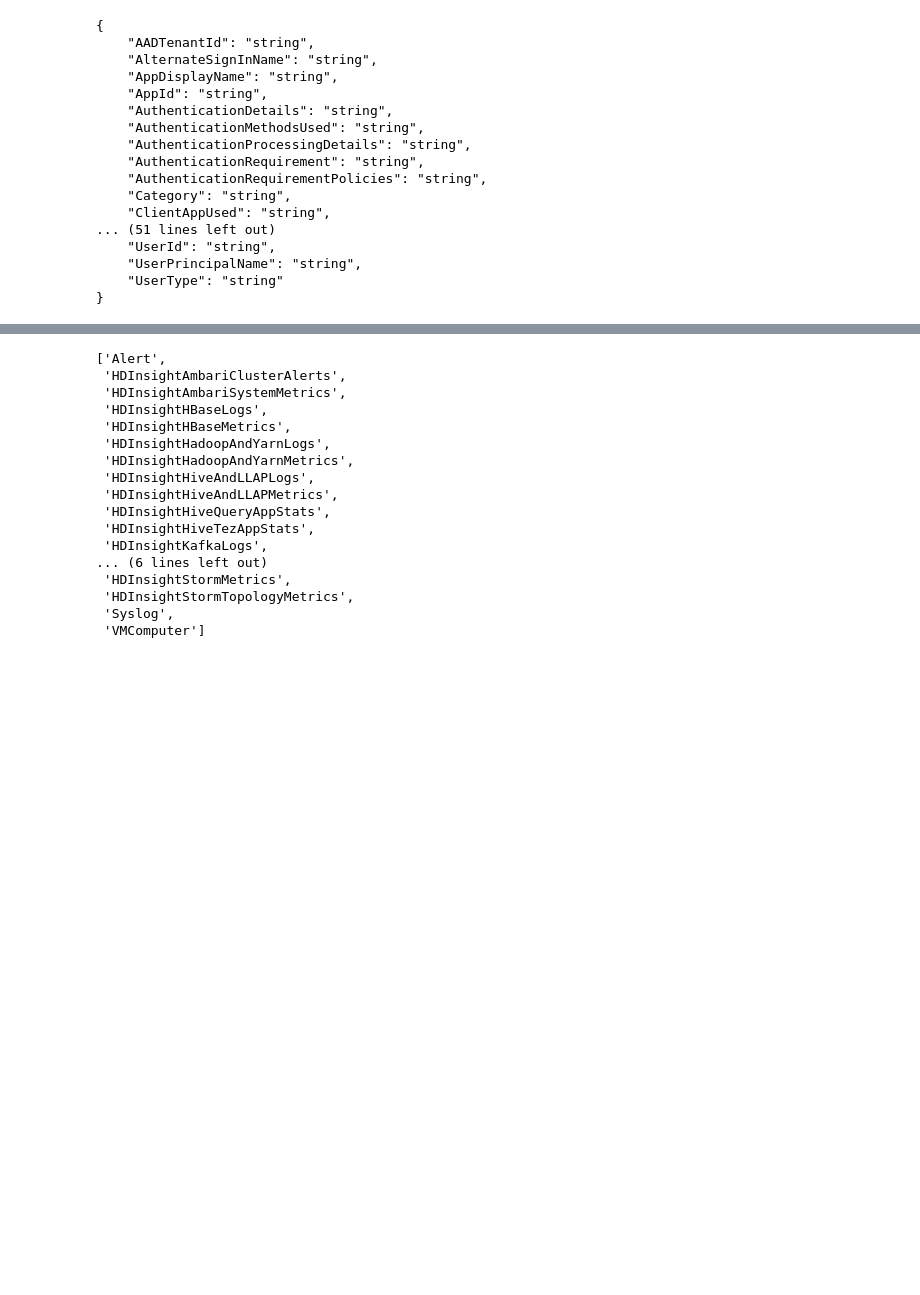
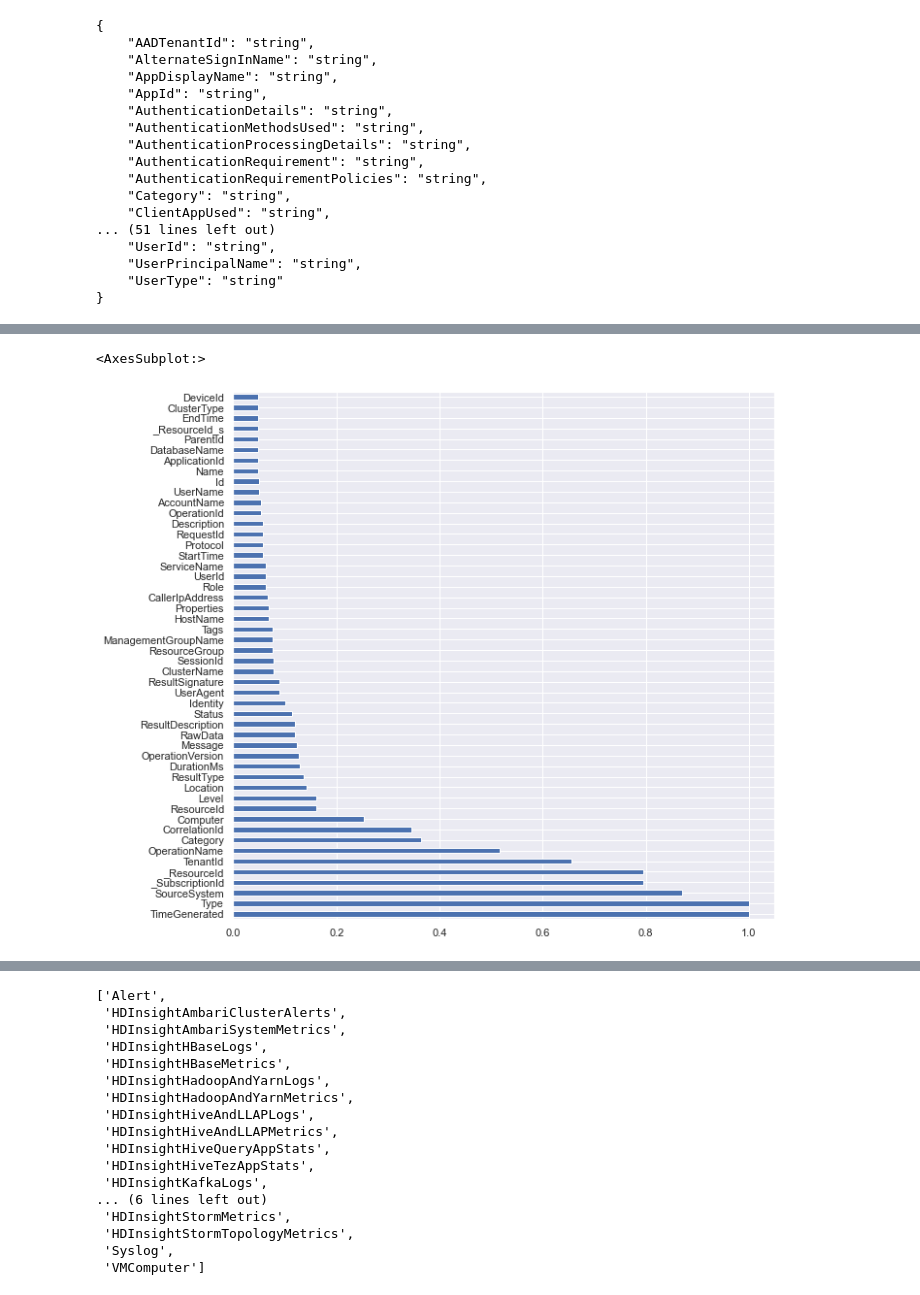
Before and after one commit to microsoft/ASDET, a Jupyter notebook: notebooks/AzSentinel-Expl-demo.ipynb, the cells around one changed output, grey strips where cells are left out. Cells and saved outputs as stored; diff of their text form; code cells hidden in the pictures; blank space fills up the shorter version.

```diff
--- a/notebooks/AzSentinel-Expl-demo.ipynb
+++ b/notebooks/AzSentinel-Expl-demo.ipynb
@@ -109,0 +152,5 @@ Length: 4677, dtype: int64
+# %%
+col_count_df = pd.DataFrame(col_count_ser, columns=["count"])
+print("num tables", len(qry_prov.schema))
+col_count_df["percentage"] = col_count_df / len(qry_prov.schema)
+col_count_df
@@ -110,3 +172,15 @@ Length: 4677, dtype: int64
+# %%
+# col_count_df.sort_values(by="percentage", ascending=False)[:50].plot.barh(x="percentage", figsize=(10,10))
+
+# Formatting tip
+(
+    col_count_df["percentage"]
+    .sort_values(ascending=False)[:50]
+    .plot.barh(figsize=(10,10))
+)
+# %% [output]
+<AxesSubplot:>
+[figure, added]
 # %%
 def match_cols(col_expr):
     return col_count_ser[col_count_ser.index.str.contains(col_expr, case=False)]
```
Also changed, not shown: parts of 16 cells of this notebook.
